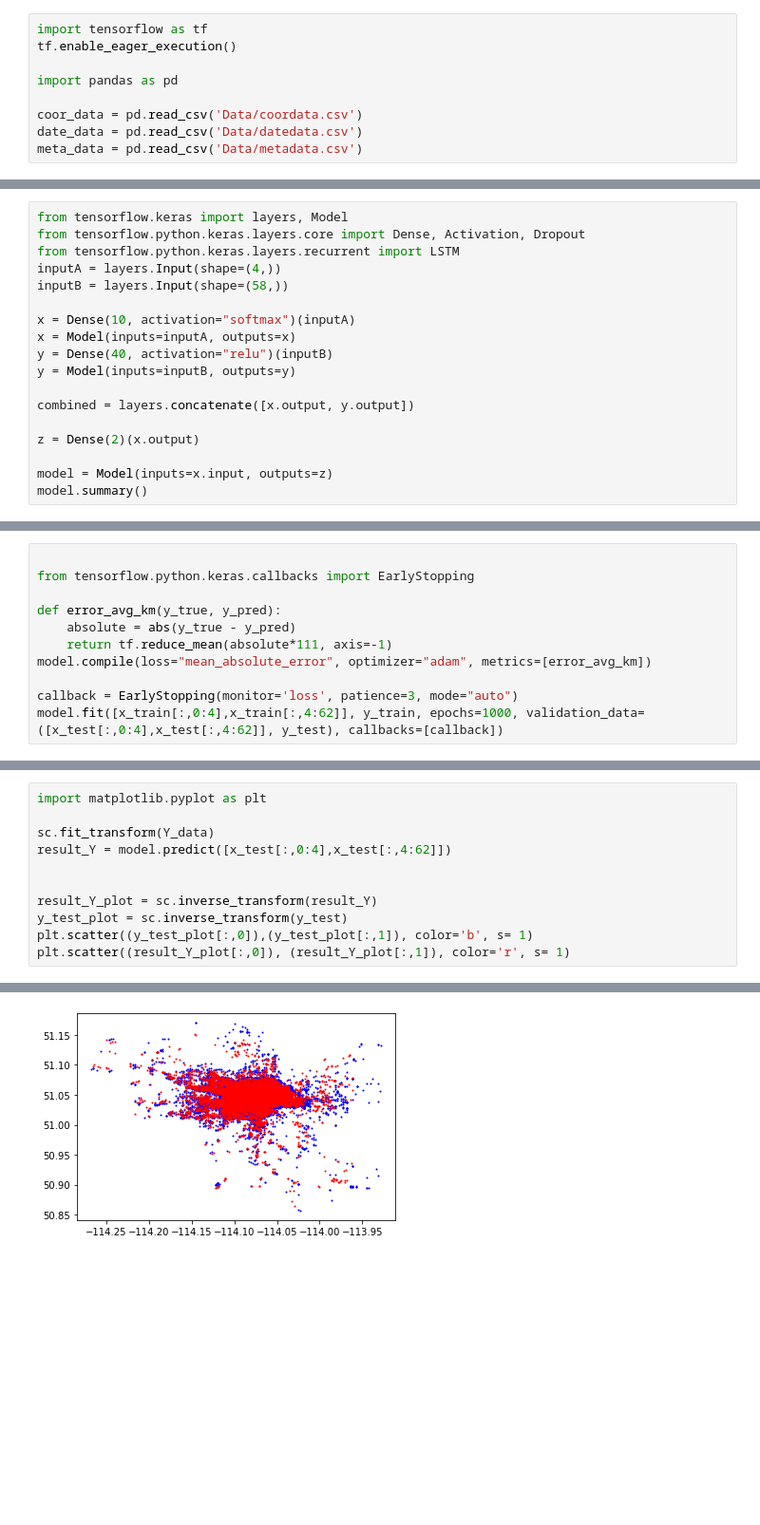
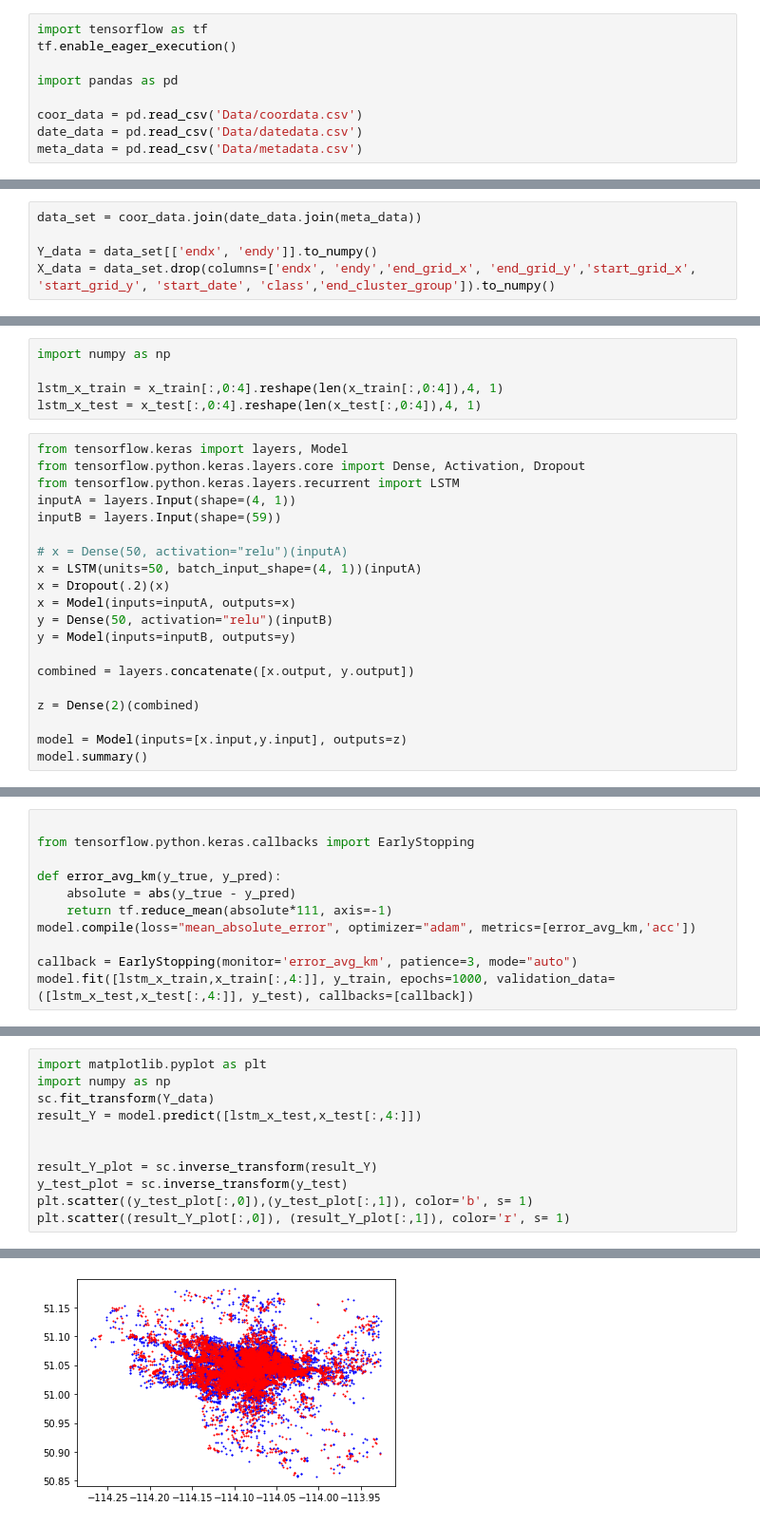
Before and after one commit to wwebeam6508/Development-of-Predictive-Model-for-Trip-Destination-of-Dockless-Shared-Scooters, a Jupyter notebook: Model.ipynb, the cells around one changed output, grey strips where cells are left out. Shown: that part at 95% size. Cells and saved outputs as stored; diff of their text form; blank space fills up the shorter version.

Commit message:
lstm + cluster group of grid

```diff
--- a/Model.ipynb
+++ b/Model.ipynb
@@ -12,2 +10,7 @@ data_set = coor_data.join(date_data.join(meta_data))
+# %%
+data_set = coor_data.join(date_data.join(meta_data))
+
+Y_data = data_set[['endx', 'endy']].to_numpy()
+X_data = data_set.drop(columns=['endx', 'endy','end_grid_x', 'end_grid_y','start_grid_x', 'start_grid_y', 'start_date', 'class','end_cluster_group']).to_numpy()
 # %%
 
@@ -24,19 +26,26 @@ x_train, x_test, y_train, y_test = train_test_split(X_data_n, Y_data_n, test_siz
+# %%
+import numpy as np
+
+lstm_x_train = x_train[:,0:4].reshape(len(x_train[:,0:4]),4, 1)
+lstm_x_test = x_test[:,0:4].reshape(len(x_test[:,0:4]),4, 1)
 # %%
 from tensorflow.keras import layers, Model
 from tensorflow.python.keras.layers.core import Dense, Activation, Dropout
 from tensorflow.python.keras.layers.recurrent import LSTM
-inputA = layers.Input(shape=(4,))
-inputB = layers.Input(shape=(58,))
+inputA = layers.Input(shape=(4, 1))
+inputB = layers.Input(shape=(59))
 
-x = Dense(10, activation="softmax")(inputA)
+# x = Dense(50, activation="relu")(inputA)
+x = LSTM(units=50, batch_input_shape=(4, 1))(inputA)
+x = Dropout(.2)(x)
 x = Model(inputs=inputA, outputs=x)
-y = Dense(40, activation="relu")(inputB)
+y = Dense(50, activation="relu")(inputB)
 y = Model(inputs=inputB, outputs=y)
 
 combined = layers.concatenate([x.output, y.output])
 
-z = Dense(2)(x.output)
+z = Dense(2)(combined)
 
-model = Model(inputs=x.input, outputs=z)
+model = Model(inputs=[x.input,y.input], outputs=z)
 model.summary()
 # %% [output]
@@ -77,10 +73,10 @@ from tensorflow.python.keras.callbacks import EarlyStopping
 def error_avg_km(y_true, y_pred):
     absolute = abs(y_true - y_pred)
     return tf.reduce_mean(absolute*111, axis=-1)
-model.compile(loss="mean_absolute_error", optimizer="adam", metrics=[error_avg_km])
+model.compile(loss="mean_absolute_error", optimizer="adam", metrics=[error_avg_km,'acc'])
 
-callback = EarlyStopping(monitor='loss', patience=3, mode="auto")
-model.fit([x_train[:,0:4],x_train[:,4:62]], y_train, epochs=1000, validation_data=([x_test[:,0:4],x_test[:,4:62]], y_test), callbacks=[callback])
+callback = EarlyStopping(monitor='error_avg_km', patience=3, mode="auto")
+model.fit([lstm_x_train,x_train[:,4:]], y_train, epochs=1000, validation_data=([lstm_x_test,x_test[:,4:]], y_test), callbacks=[callback])
 # %% [output]
 Train on 321634 samples, validate on 137844 samples
 Epoch 1/1000
@@ -103,17 +98,17 @@ Epoch 23/1000
 # %%
 import matplotlib.pyplot as plt
-
+import numpy as np
 sc.fit_transform(Y_data)
-result_Y = model.predict([x_test[:,0:4],x_test[:,4:62]])
+result_Y = model.predict([lstm_x_test,x_test[:,4:]])
 
 
 result_Y_plot = sc.inverse_transform(result_Y)
 y_test_plot = sc.inverse_transform(y_test)
 plt.scatter((y_test_plot[:,0]),(y_test_plot[:,1]), color='b', s= 1)
 plt.scatter((result_Y_plot[:,0]), (result_Y_plot[:,1]), color='r', s= 1)
 # %% [output]
 <matplotlib.collections.PathCollection at 0x...>
-[figure, old version]
+[figure, new version]
 # %%
 mae_rate_hour = []
 
```
Also changed, not shown: parts of 7 cells of this notebook, 2 other files.
